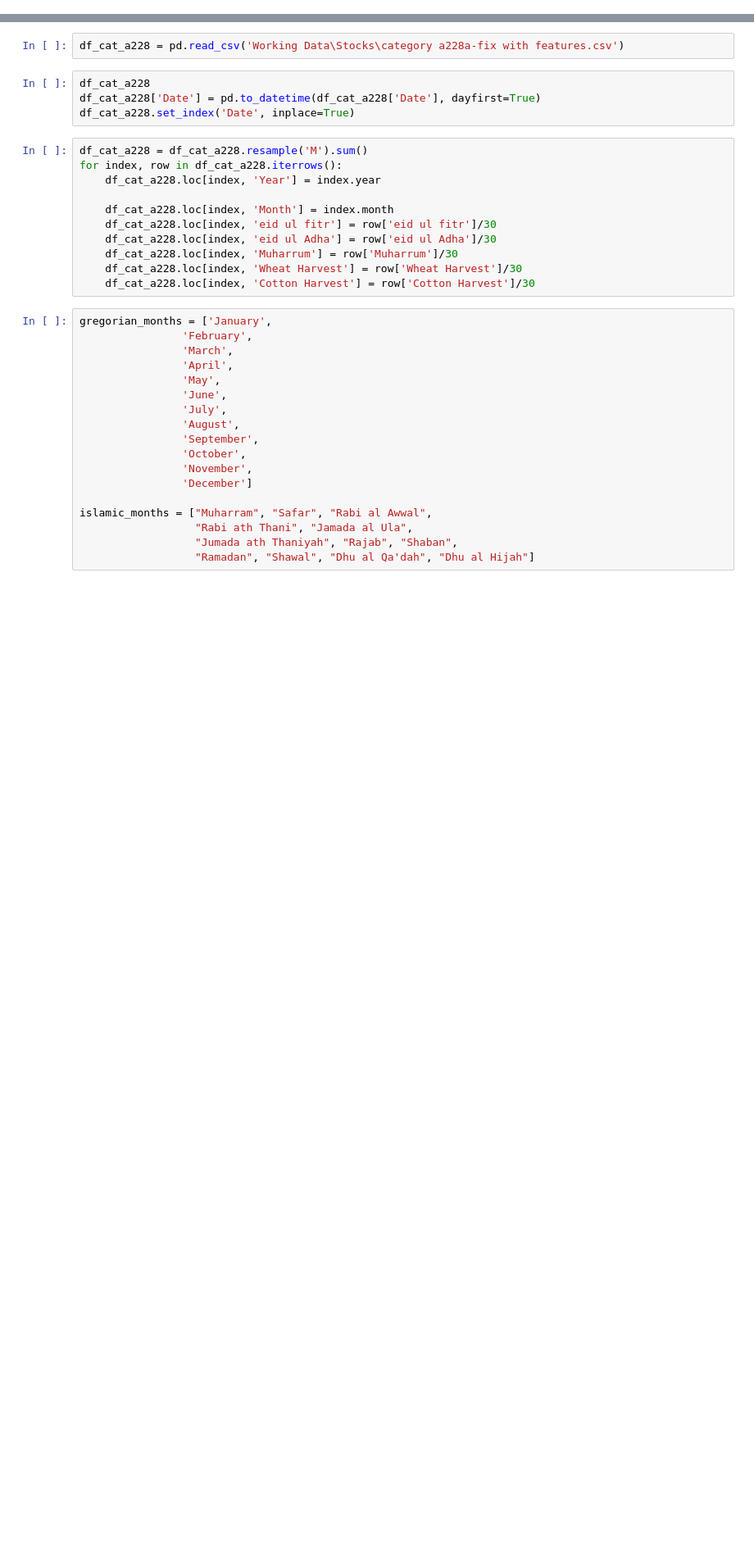
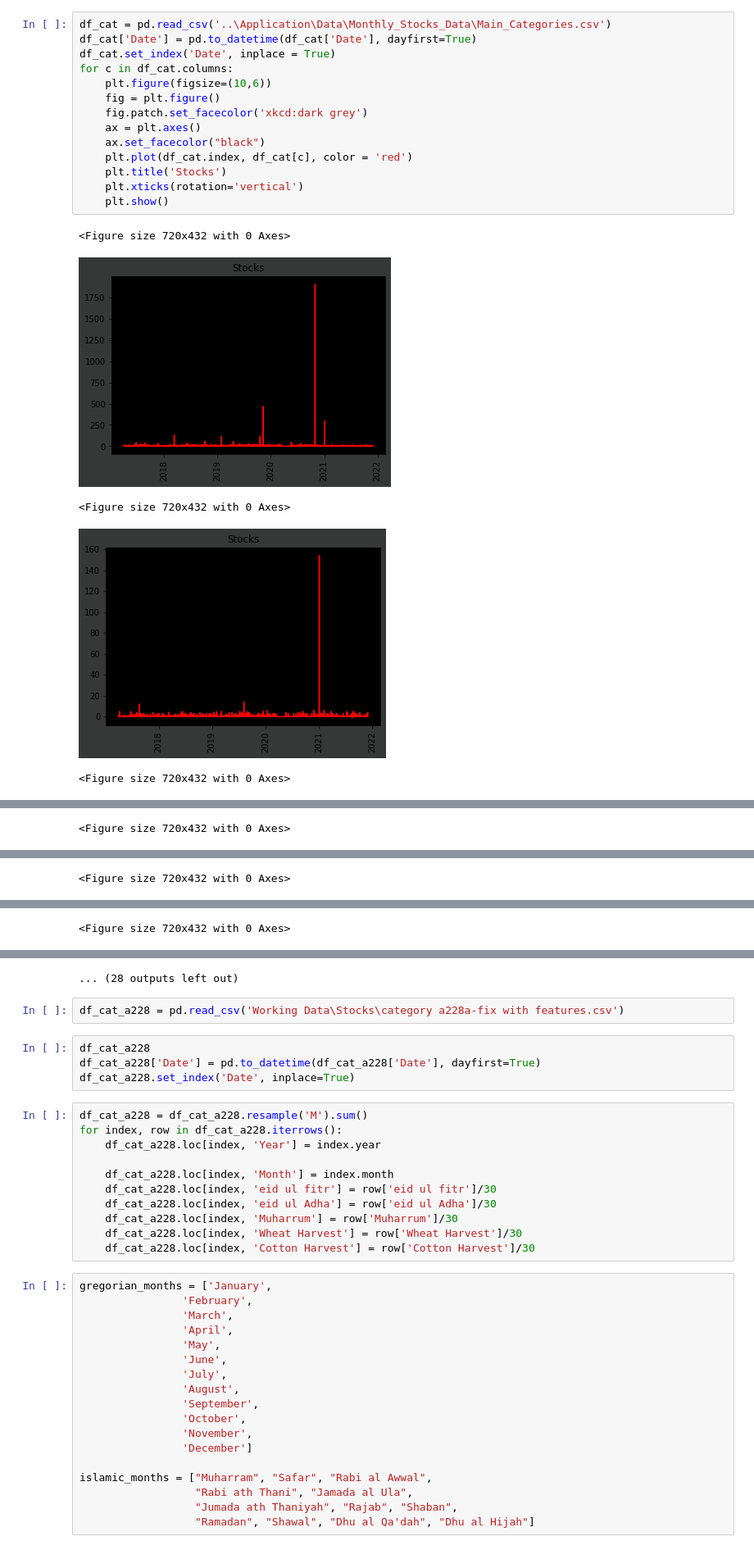
Before and after one commit to hn05012/Capstone-Project-Sales-and-Stock-forecasting, a Jupyter notebook: Rough work/Data_manipulation_stocks.ipynb, the cells around one changed output, grey strips where cells are left out. Shown: that part at 82% size. Drawn from its saved outputs; the diff is of its cells as text; blank space fills up the shorter version.

```diff
--- a/Rough work/Data_manipulation_stocks.ipynb
+++ b/Rough work/Data_manipulation_stocks.ipynb
@@ -10,0 +26,20 @@ from hijri_converter import convert
+# %%
+df_cat = pd.read_csv('..\Application\Data\Monthly_Stocks_Data\Main_Categories.csv')
+df_cat['Date'] = pd.to_datetime(df_cat['Date'], dayfirst=True)
+df_cat.set_index('Date', inplace = True)
+for c in df_cat.columns:
+    plt.figure(figsize=(10,6))
+    fig = plt.figure()
+    fig.patch.set_facecolor('xkcd:dark grey')
+    ax = plt.axes()
+    ax.set_facecolor("black")
+    plt.plot(df_cat.index, df_cat[c], color = 'red')
+    plt.title('Stocks')
+    plt.xticks(rotation='vertical')
+    plt.show()
+# %% [output]
+<Figure size 720x432 with 0 Axes>
+[figure, added]
+<Figure size 720x432 with 0 Axes>
+[figure, added]
+<Figure size 720x432 with 0 Axes>
@@ -10,0 +47 @@ from hijri_converter import convert
+<Figure size 720x432 with 0 Axes>
@@ -10,0 +49 @@ from hijri_converter import convert
+<Figure size 720x432 with 0 Axes>
@@ -10,0 +51 @@ from hijri_converter import convert
+<Figure size 720x432 with 0 Axes>
@@ -11,3 +53,4 @@ from hijri_converter import convert
+... (28 outputs left out)
 # %%
 df_cat_a228 = pd.read_csv('Working Data\Stocks\category a228a-fix with features.csv')
 # %%
```
Also changed, not shown: parts of 3 cells of this notebook, 24 other files.
